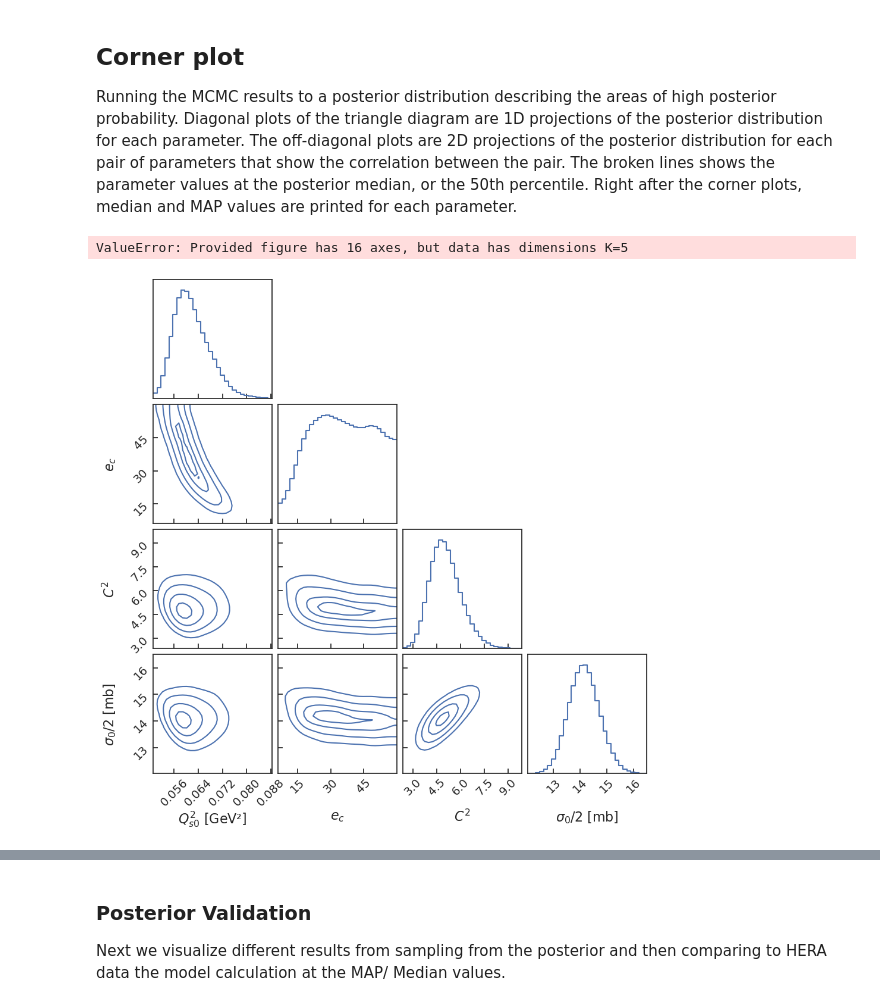
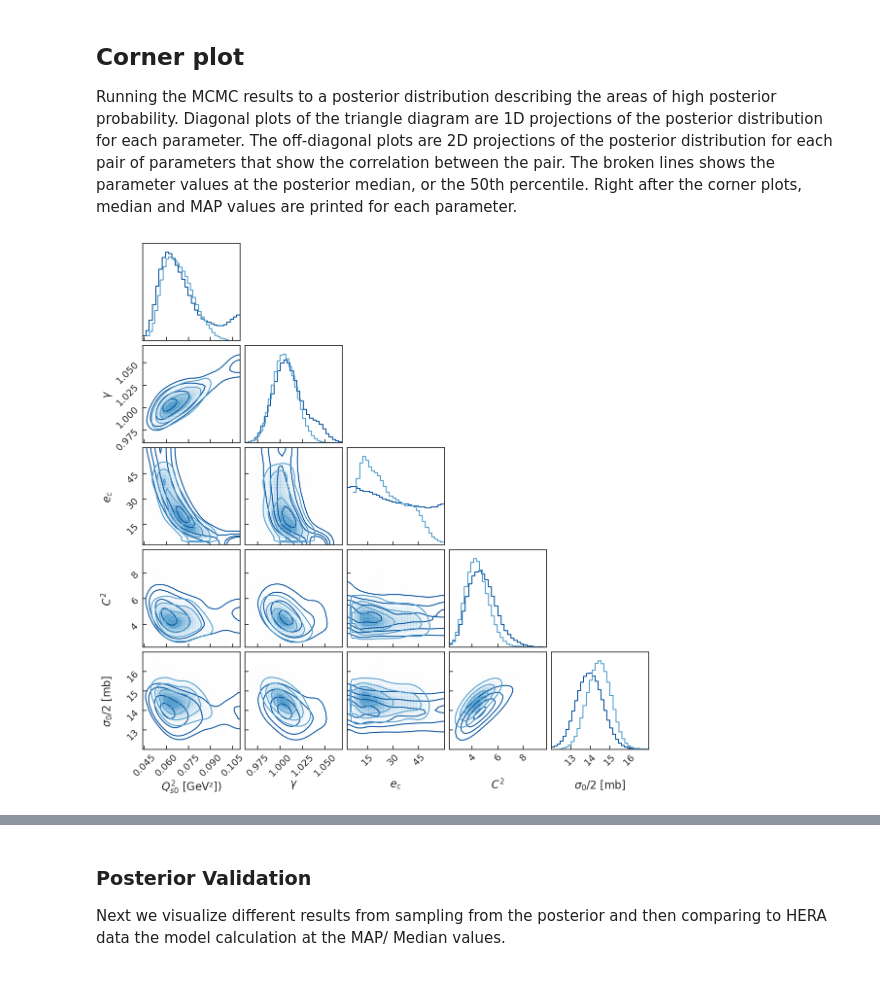
Before and after one commit to camcasuga/BayesianBK_results, a Jupyter notebook: analysis.ipynb, the cells around one changed output, grey strips where cells are left out. Drawn from its saved outputs; the diff is of its cells as text; code cells hidden in the pictures.

```diff
--- a/analysis.ipynb
+++ b/analysis.ipynb
@@ -35,6 +35,6 @@ Load important files and data:
 # %%
 # first decide if we are dealing with correlated setup and which model
 correlated_ = True
-model_ = "mve" # or "mv5" for the 5 parameter case
+model_ = "mv5" # or "mv5" for the 5 parameter case
 # %%
 correlated_str = "corr" if correlated_ else "uncorr"
@@ -168,49 +169,11 @@ ax.set_xlim(-4.0, 4.0)
 # %% [markdown]
 ## Corner plot
 Running the MCMC results to a posterior distribution describing the areas of high posterior probability. Diagonal plots of the triangle diagram are 1D projections of the posterior distribution for each parameter. The off-diagonal plots are 2D projections of the posterior distribution for each pair of parameters that show the correlation between the pair. The broken lines shows the parameter values at the posterior median, or the 50th percentile. Right after the corner plots, median and MAP values are printed for each parameter.
-# %%
-def plot_1corner(theta, param_names):
-    fig = corner.corner(
-        theta,
-        labels = param_names,
-        weights= np.ones(len(theta))/len(theta),
-        #quantiles=[0.0, 0.5, 1.00],
-        #show_titles = True, #
-        #title_fmt = '.3f',
-        #title_kwargs={"fontsize": 12},
-        color = 'b',
-        bins = 30,
-        smooth1d = 1.5,
-        smooth = 1.8,
-        verbose = False,
-        plot_density = False,
-        plot_datapoints = False,
-        fillcontours = False)
-    return fig, corner
-
-def plot_corner_tocompare(theta_tocompare, fig, corner):
-    corner.corner(theta_tocompare,
-                  weights= np.ones(len(theta_tocompare))/len(theta_tocompare),
-                  fig = fig,
-                  bins = 30,
-                  #show_titles = True, #
-                  #title_fmt = '.3f',
-                  #title_kwargs={"fontsize": 12},
-                  color = '#01153E',
-                  #hist_kwargs = {'linestyle': '-.'},
-                  #hist2d_kwargs = {'contourf_kwargs': {'linestyle': '--'}},
-                  smooth1d = 1.5,
-                  smooth = 1.8,
-                  verbose = False,
-                  plot_density = True,
-                  plot_datapoints = False,
-                  fillcontours = True,);
 # %%
 theta_tocompare = np.vstack(np.loadtxt("../BayesianBK/run_corr/mv5/plainLHS/run2_mv5_500d_uncorr_05to60_100w_mapinit_allsamples.txt", unpack = True)).T
-fig2, corner = plot_1corner(theta_post_all, param_names)
-plot_corner_tocompare(theta_tocompare, fig2, corner)
-#fig2.savefig("plots/corr_vs_uncorr_corner.pdf", bbox_inches='tight')
+fig2, corner = plot_1corner(theta_post_all, param_names, color_= '#0b559f')
+plot_corner_tocompare(theta_tocompare, fig2, corner, color_ = '#539ecd')
+#fig2.savefig("plots/corr_vs_uncorr_corner.pdf", bbox_inches='tight')'#a6cee3', '#1f78b4'
 # %% [output]
-ValueError: Provided figure has 16 axes, but data has dimensions K=5
-[figure, old version]
+[figure, new version]
 # %%
```
Also changed, not shown: parts of 18 cells of this notebook, 2 other files.
